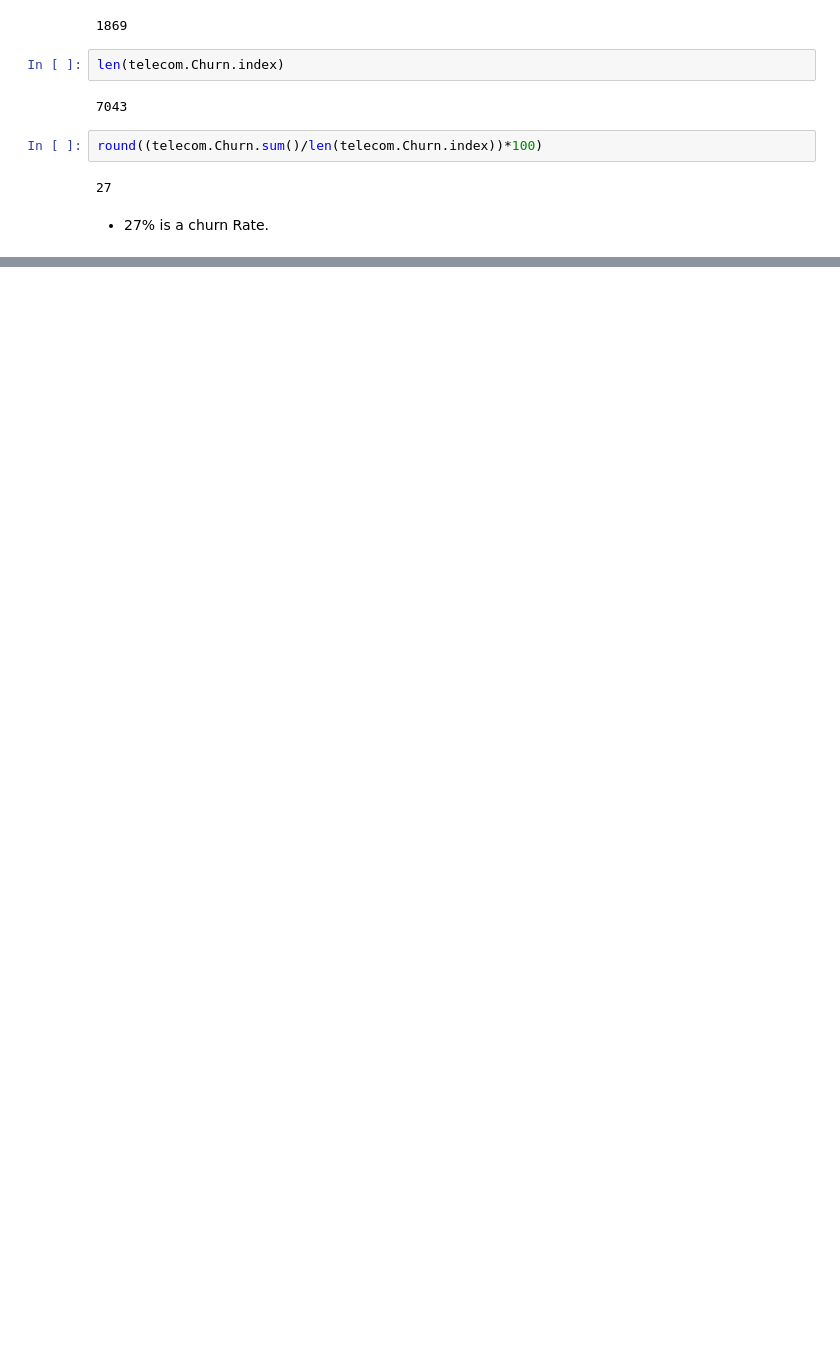
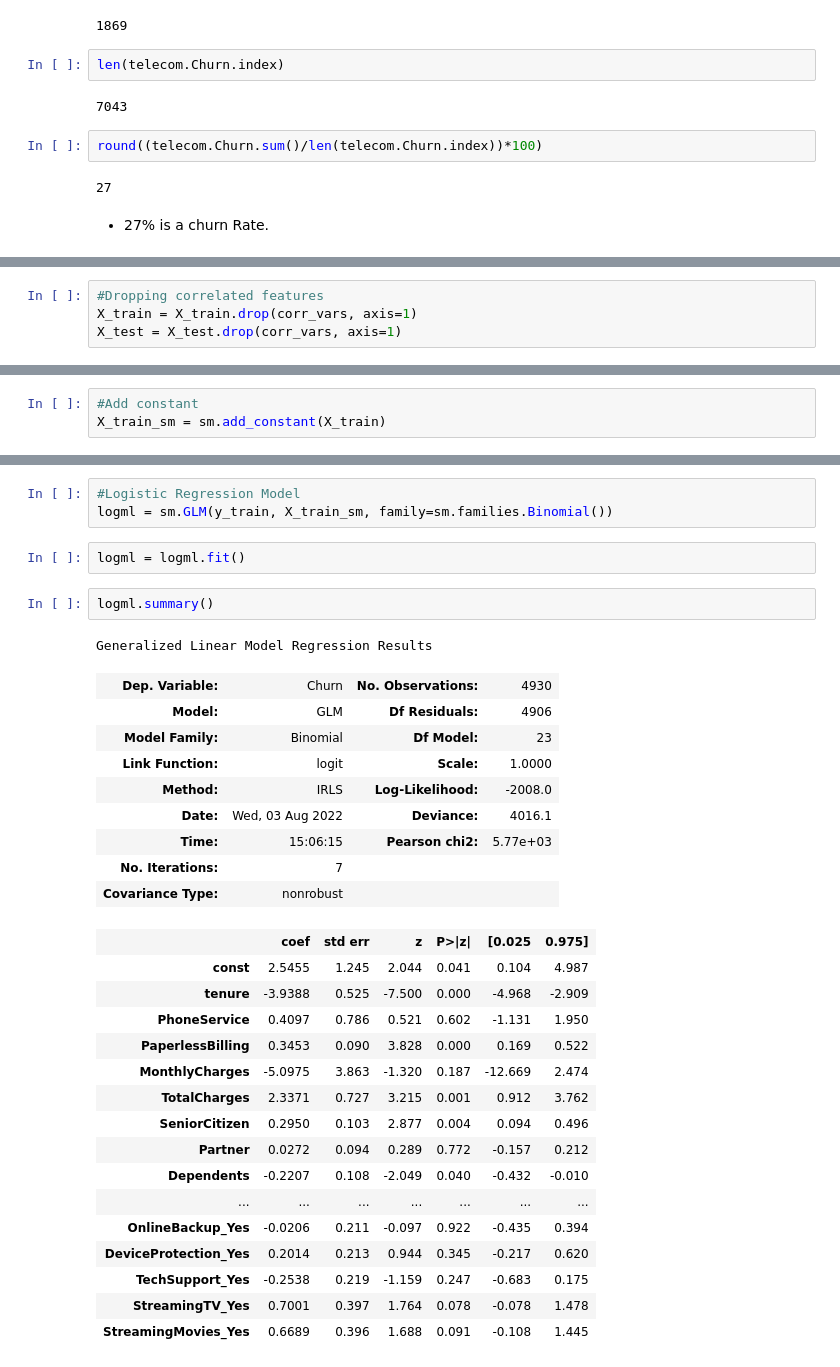
Before and after one commit to Prashik28/techeenomad_dataScience, a Jupyter notebook: Logistic Regression/PB_multivariant_logistic_regression_telecom_chrun.ipynb, the cells around one changed output, grey strips where cells are left out. Cells and saved outputs as stored; diff of their text form; blank space fills up the shorter version.

```diff
--- a/Logistic Regression/PB_multivariant_logistic_regression_telecom_chrun.ipynb
+++ b/Logistic Regression/PB_multivariant_logistic_regression_telecom_chrun.ipynb
@@ -533,0 +490,4 @@ round((telecom.Churn.sum()/len(telecom.Churn.index))*100)
+# %%
+#Dropping correlated features
+X_train = X_train.drop(corr_vars, axis=1)
+X_test = X_test.drop(corr_vars, axis=1)
@@ -533,0 +538,3 @@ round((telecom.Churn.sum()/len(telecom.Churn.index))*100)
+# %%
+#Add constant
+X_train_sm = sm.add_constant(X_train)
@@ -533,0 +550,34 @@ round((telecom.Churn.sum()/len(telecom.Churn.index))*100)
+# %%
+#Logistic Regression Model
+logml = sm.GLM(y_train, X_train_sm, family=sm.families.Binomial())
+# %%
+logml = logml.fit()
+# %%
+logml.summary()
+# %% [output]
+Generalized Linear Model Regression Results
+| Dep. Variable: | Churn | No. Observations: | 4930 |
+| Model: | GLM | Df Residuals: | 4906 |
+| Model Family: | Binomial | Df Model: | 23 |
+| Link Function: | logit | Scale: | 1.0000 |
+| Method: | IRLS | Log-Likelihood: | -2008.0 |
+| Date: | Wed, 03 Aug 2022 | Deviance: | 4016.1 |
+| Time: | 15:06:15 | Pearson chi2: | 5.77e+03 |
+| No. Iterations: | 7 |  |  |
+| Covariance Type: | nonrobust |  |  |
+|  | coef | std err | z | P>|z| | [0.025 | 0.975] |
+| const | 2.5455 | 1.245 | 2.044 | 0.041 | 0.104 | 4.987 |
+| tenure | -3.9388 | 0.525 | -7.500 | 0.000 | -4.968 | -2.909 |
+| PhoneService | 0.4097 | 0.786 | 0.521 | 0.602 | -1.131 | 1.950 |
+| PaperlessBilling | 0.3453 | 0.090 | 3.828 | 0.000 | 0.169 | 0.522 |
+| MonthlyCharges | -5.0975 | 3.863 | -1.320 | 0.187 | -12.669 | 2.474 |
+| TotalCharges | 2.3371 | 0.727 | 3.215 | 0.001 | 0.912 | 3.762 |
+| SeniorCitizen | 0.2950 | 0.103 | 2.877 | 0.004 | 0.094 | 0.496 |
+| Partner | 0.0272 | 0.094 | 0.289 | 0.772 | -0.157 | 0.212 |
+| Dependents | -0.2207 | 0.108 | -2.049 | 0.040 | -0.432 | -0.010 |
+| ... | ... | ... | ... | ... | ... | ... |
+| OnlineBackup_Yes | -0.0206 | 0.211 | -0.097 | 0.922 | -0.435 | 0.394 |
+| DeviceProtection_Yes | 0.2014 | 0.213 | 0.944 | 0.345 | -0.217 | 0.620 |
+| TechSupport_Yes | -0.2538 | 0.219 | -1.159 | 0.247 | -0.683 | 0.175 |
+| StreamingTV_Yes | 0.7001 | 0.397 | 1.764 | 0.078 | -0.078 | 1.478 |
+| StreamingMovies_Yes | 0.6689 | 0.396 | 1.688 | 0.091 | -0.108 | 1.445 |
```
Also changed, not shown: parts of 34 cells of this notebook, 1 other file.
